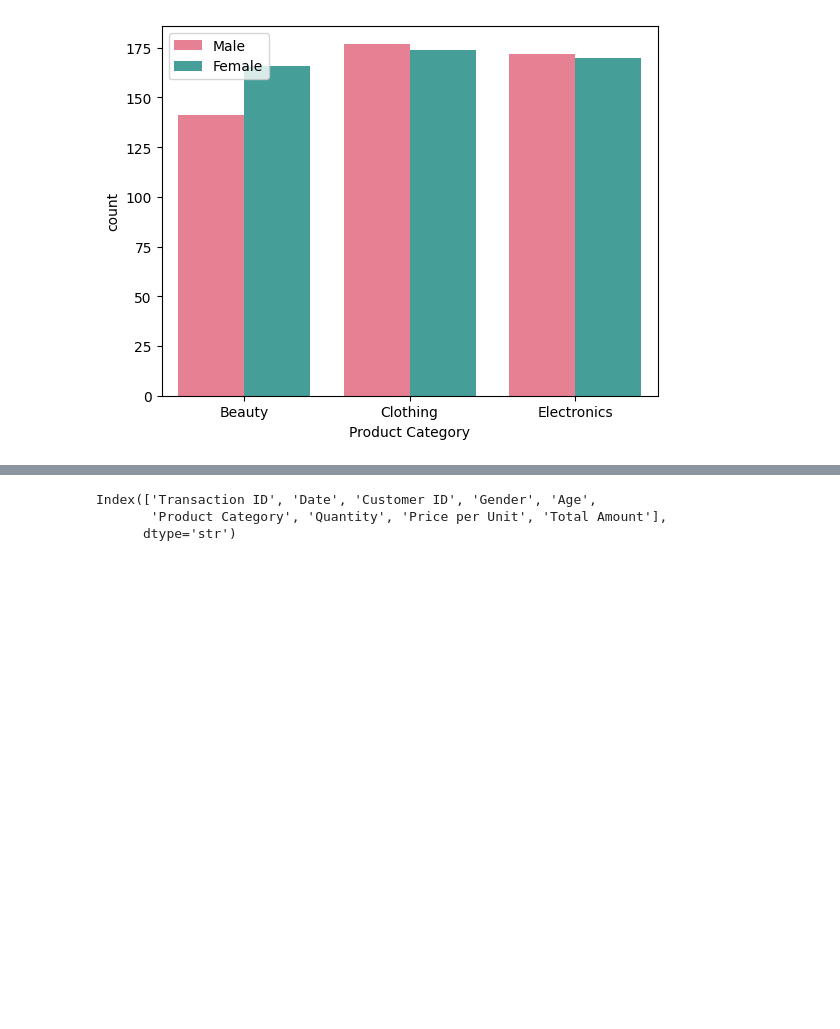
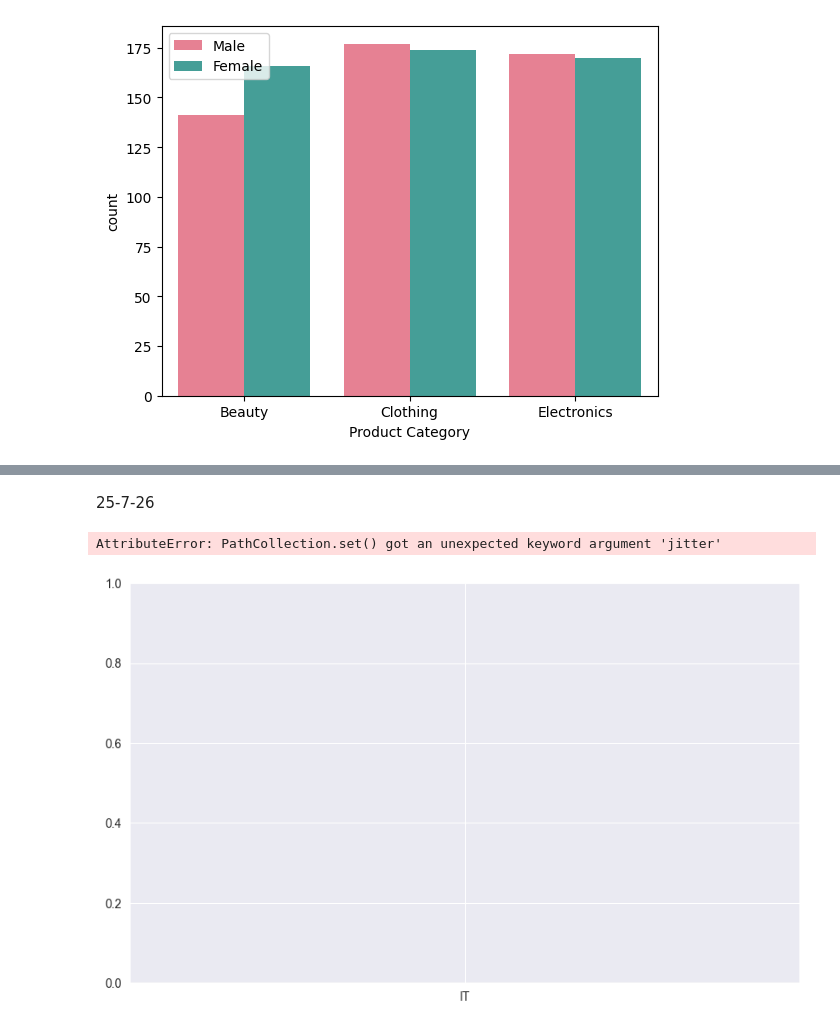
Before and after one commit to esairajesh2-droid/visualization-_learning, a Jupyter notebook: simplevisualization5.ipynb, the cells around one changed output, grey strips where cells are left out. Saved outputs shown, nothing was run; the diff lists cells and outputs as text; code cells hidden in the pictures; blank space fills up the shorter version.

```diff
--- a/simplevisualization5.ipynb
+++ b/simplevisualization5.ipynb
@@ -342,6 +359,26 @@ ValueError: Could not interpret value `Product Category` for `x`. Value is a str
-# %%
-df.columns
-# %% [output]
-Index(['Transaction ID', 'Date', 'Customer ID', 'Gender', 'Age',
-       'Product Category', 'Quantity', 'Price per Unit', 'Total Amount'],
-      dtype='str')
+# %% [markdown]
+25-7-26
+# %%
+department = [
+    "IT","IT","IT","IT",
+    "HR","HR","HR","HR",
+    "Sales","Sales","Sales","Sales"
+]
+
+gender = [
+    "Male","Female","Male","Female",
+    "Male","Female","Male","Female",
+    "Male","Female","Male","Female"
+]
+
+salary = [
+    50000,60000,55000,65000,
+    40000,45000,42000,48000,
+    35000,38000,36000,40000
+]
+plt.figure(figsize=(10,6))
+sns.swarmplot(x=department,y=salary)
+plt.show()
+# %% [output]
+AttributeError: PathCollection.set() got an unexpected keyword argument 'jitter'
+[figure, added]
```
Also changed, not shown: parts of 2 cells of this notebook.
